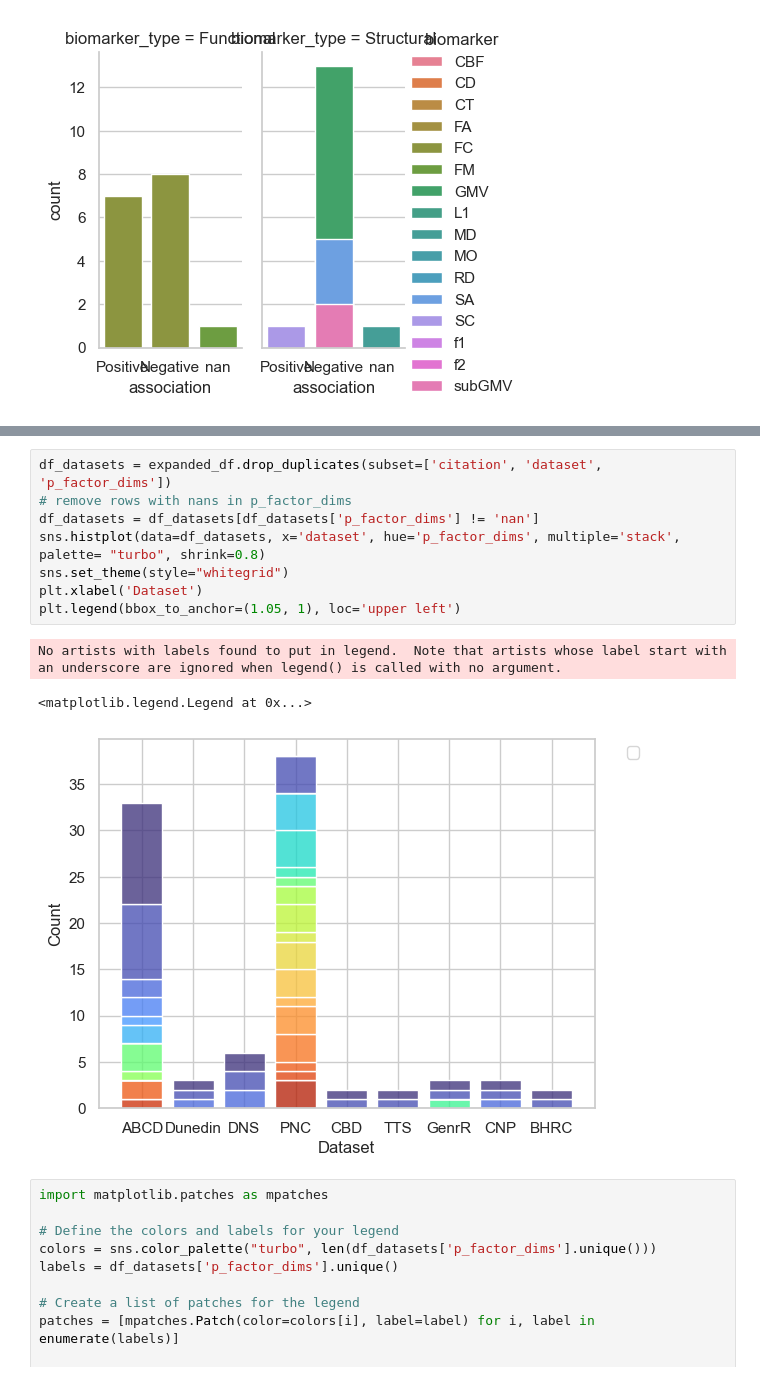
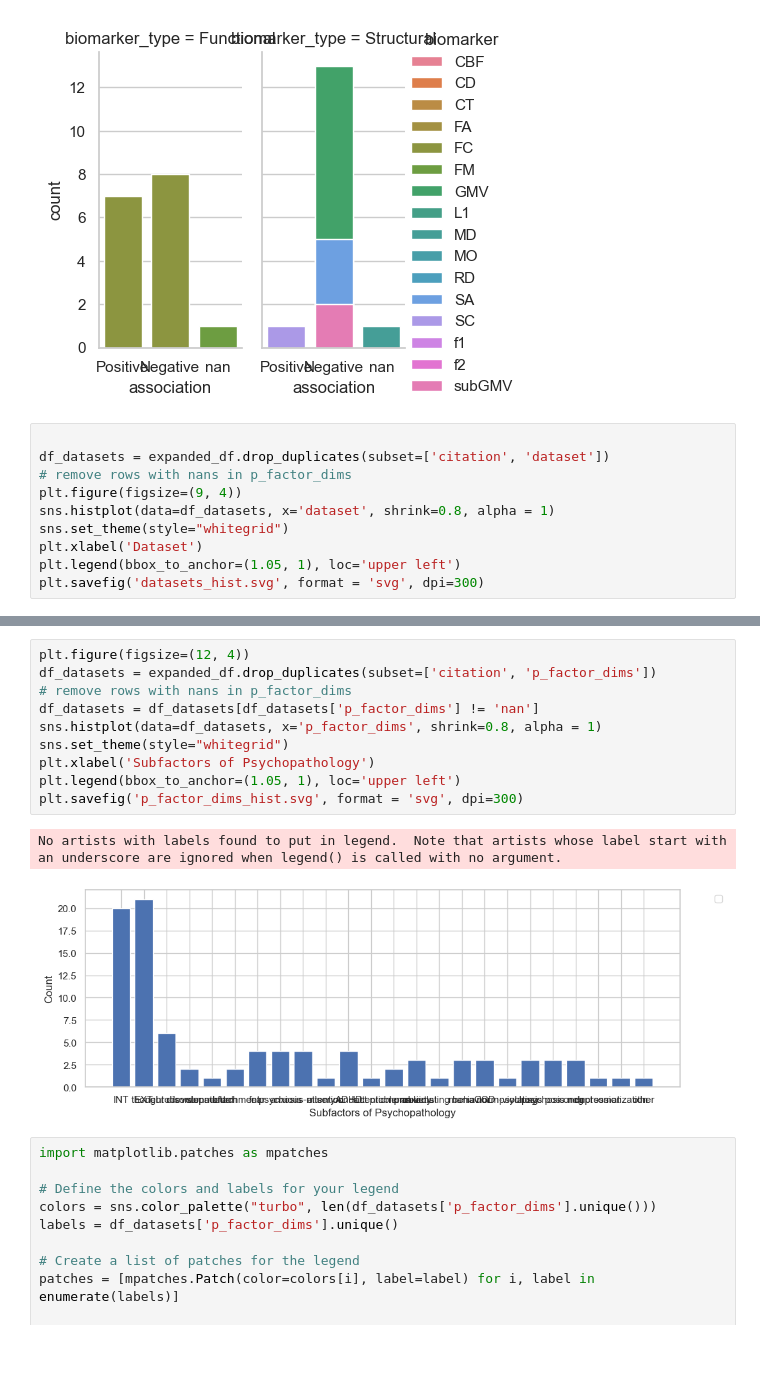
Before and after one commit to victoris93/p_factor_review, a Jupyter notebook: data_extraction.ipynb, the cells around one changed output, grey strips where cells are left out. Saved outputs shown, nothing was run; the diff lists cells and outputs as text; blank space fills up the shorter version.

Commit message:
updated article data

```diff
--- a/data_extraction.ipynb
+++ b/data_extraction.ipynb
@@ -259,3 +289,13 @@ See the caveats in the documentation: https://pandas.pydata.org/pandas-docs/stab
 <seaborn.axisgrid.FacetGrid at 0x...>
 <Figure size 1000x1000 with 0 Axes>
 [figure]
+# %%
+
+df_datasets = expanded_df.drop_duplicates(subset=['citation', 'dataset'])
+# remove rows with nans in p_factor_dims
+plt.figure(figsize=(9, 4))
+sns.histplot(data=df_datasets, x='dataset', shrink=0.8, alpha = 1)
+sns.set_theme(style="whitegrid")
+plt.xlabel('Dataset')
+plt.legend(bbox_to_anchor=(1.05, 1), loc='upper left')
+plt.savefig('datasets_hist.svg', format = 'svg', dpi=300)
@@ -262,15 +305,16 @@ See the caveats in the documentation: https://pandas.pydata.org/pandas-docs/stab
 # %%
-df_datasets = expanded_df.drop_duplicates(subset=['citation', 'dataset', 'p_factor_dims'])
+plt.figure(figsize=(12, 4))
+df_datasets = expanded_df.drop_duplicates(subset=['citation', 'p_factor_dims'])
 # remove rows with nans in p_factor_dims
 df_datasets = df_datasets[df_datasets['p_factor_dims'] != 'nan']
-sns.histplot(data=df_datasets, x='dataset', hue='p_factor_dims', multiple='stack', palette= "turbo", shrink=0.8)
+sns.histplot(data=df_datasets, x='p_factor_dims', shrink=0.8, alpha = 1)
 sns.set_theme(style="whitegrid")
-plt.xlabel('Dataset')
+plt.xlabel('Subfactors of Psychopathology')
 plt.legend(bbox_to_anchor=(1.05, 1), loc='upper left')
+plt.savefig('p_factor_dims_hist.svg', format = 'svg', dpi=300)
 # %% [output]
 No artists with labels found to put in legend.  Note that artists whose label start with an underscore are ignored when legend() is called with no argument.
-<matplotlib.legend.Legend at 0x...>
-[figure, old version]
+[figure, new version]
 # %%
 import matplotlib.patches as mpatches
 
```
Also changed, not shown: parts of 14 cells of this notebook.
